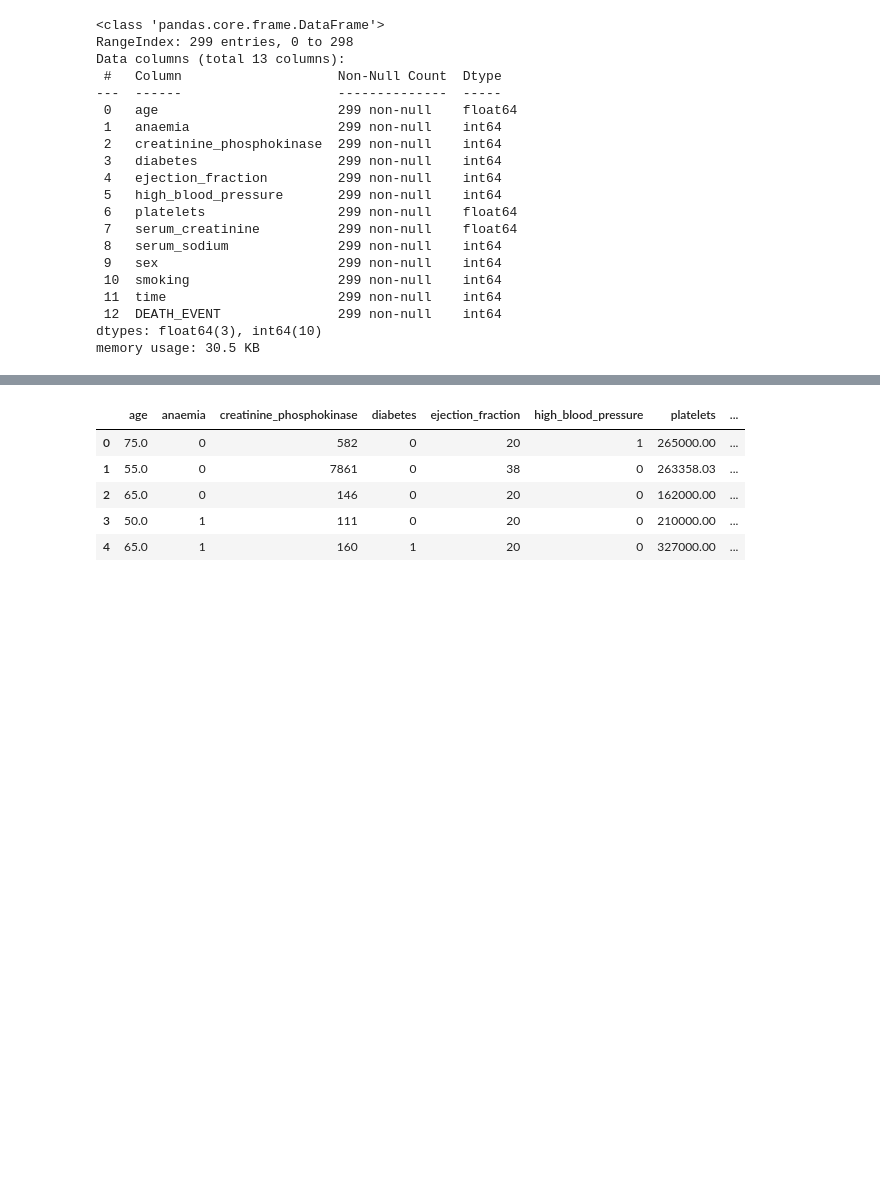
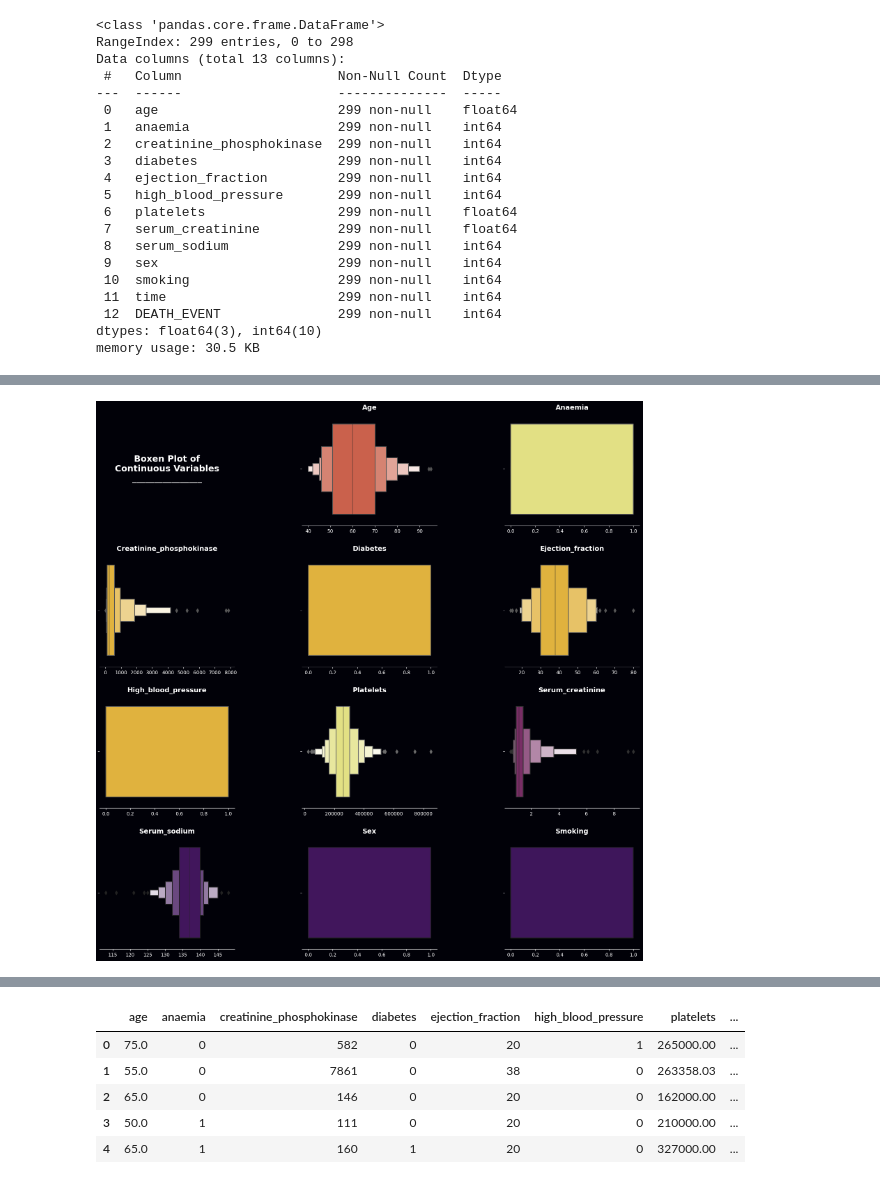
Before and after one commit to mmustafakapici/Heart-Failure-predictions, a Jupyter notebook: heart-failure-prediction.ipynb, the cells around one changed output, grey strips where cells are left out. Drawn from its saved outputs; the diff is of its cells as text; code cells hidden in the pictures; blank space fills up the shorter version.

```diff
--- a/heart-failure-prediction.ipynb
+++ b/heart-failure-prediction.ipynb
@@ -120,0 +202,8 @@ from sklearn.preprocessing import  LabelEncoder
+# %%
+axes, palette, cb = mPlotter(4, 3, (20, 20), cont_cols, 'Boxen Plot of\nContinuous Variables\n________________')
+
+for col, ax in zip(cont_cols, axes[1:]):
+    sns.boxenplot(data=df, x=col, ax=ax, palette=[palette[random.randint(0, len(palette)-1)]])
+    cb(ax)
+# %% [output]
+[figure, added]
```
Also changed, not shown: parts of 54 cells of this notebook.
